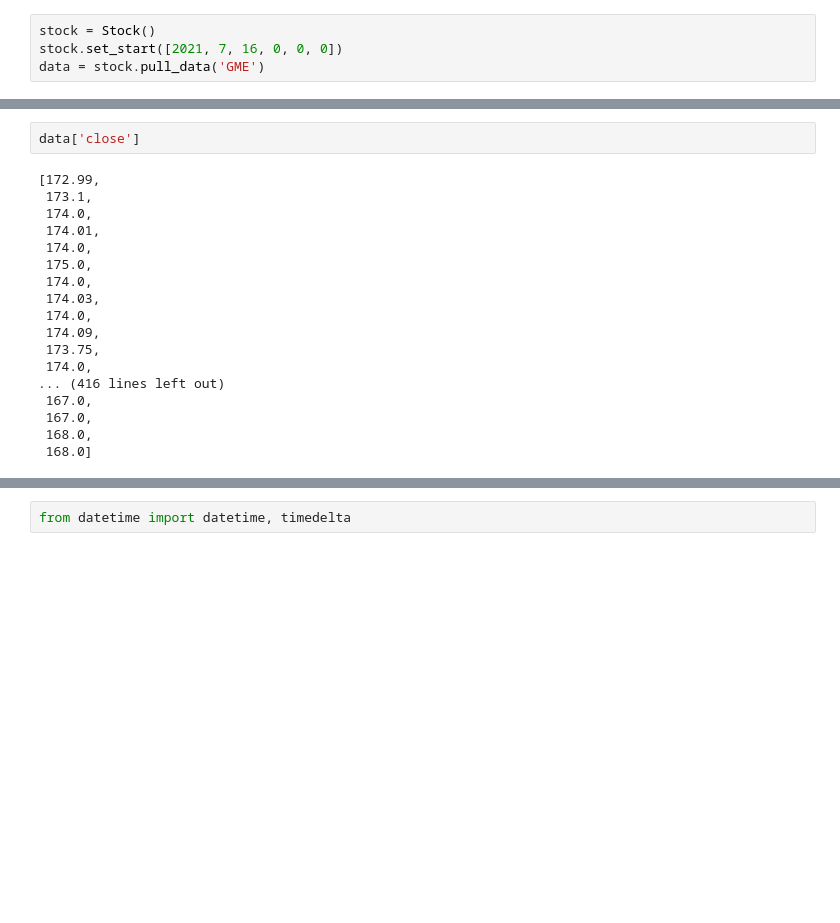
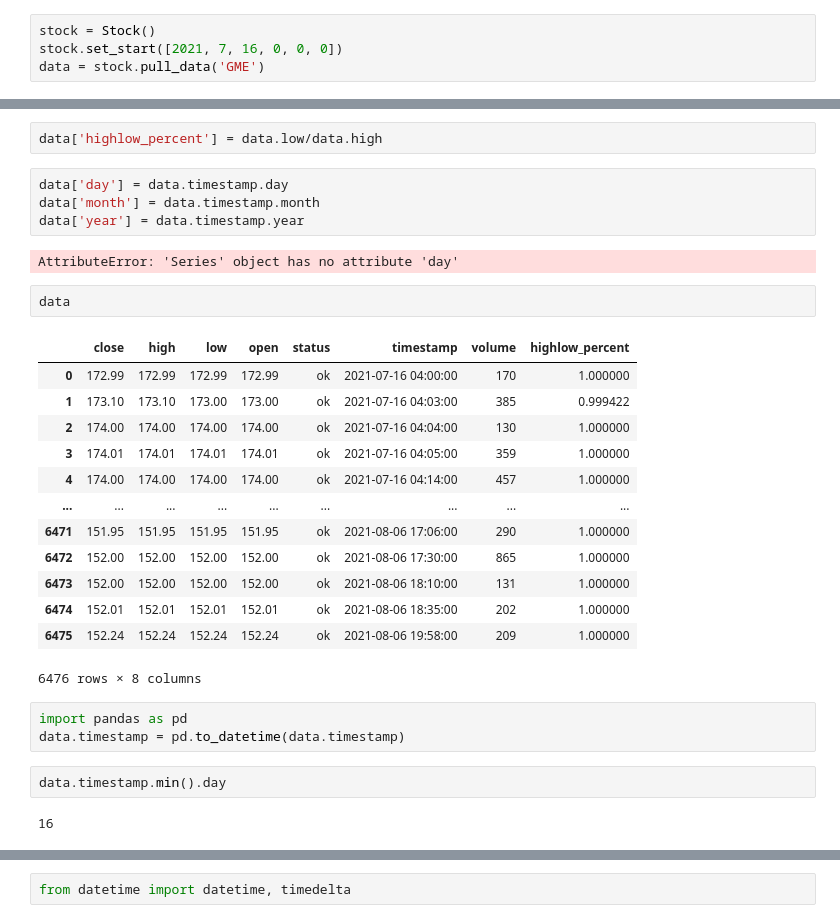
Before and after one commit to ileefmans/stock-sentiment, a Jupyter notebook: notebooks/exploratory_test_notebook.ipynb, the cells around one changed output, grey strips where cells are left out. Saved outputs shown, nothing was run; the diff lists cells and outputs as text; blank space fills up the shorter version.

Commit message:
return dataframe instead of dictionary for stock prices

```diff
--- a/notebooks/exploratory_test_notebook.ipynb
+++ b/notebooks/exploratory_test_notebook.ipynb
@@ -207,20 +216,31 @@ data = stock.pull_data('GME')
+# %%
+data['highlow_percent'] = data.low/data.high
+# %%
+data['day'] = data.timestamp.day
+data['month'] = data.timestamp.month
+data['year'] = data.timestamp.year
+# %% [output]
+AttributeError: 'Series' object has no attribute 'day'
 # %%
-data['close']
+data
 # %% [output]
+|  | close | high | low | open | status | timestamp | volume | highlow_percent |
+| 0 | 172.99 | 172.99 | 172.99 | 172.99 | ok | 2021-07-16 04:00:00 | 170 | 1.000000 |
+| 1 | 173.10 | 173.10 | 173.00 | 173.00 | ok | 2021-07-16 04:03:00 | 385 | 0.999422 |
+| 2 | 174.00 | 174.00 | 174.00 | 174.00 | ok | 2021-07-16 04:04:00 | 130 | 1.000000 |
+| 3 | 174.01 | 174.01 | 174.01 | 174.01 | ok | 2021-07-16 04:05:00 | 359 | 1.000000 |
+| 4 | 174.00 | 174.00 | 174.00 | 174.00 | ok | 2021-07-16 04:14:00 | 457 | 1.000000 |
+| ... | ... | ... | ... | ... | ... | ... | ... | ... |
+| 6471 | 151.95 | 151.95 | 151.95 | 151.95 | ok | 2021-08-06 17:06:00 | 290 | 1.000000 |
+| 6472 | 152.00 | 152.00 | 152.00 | 152.00 | ok | 2021-08-06 17:30:00 | 865 | 1.000000 |
+| 6473 | 152.00 | 152.00 | 152.00 | 152.00 | ok | 2021-08-06 18:10:00 | 131 | 1.000000 |
+| 6474 | 152.01 | 152.01 | 152.01 | 152.01 | ok | 2021-08-06 18:35:00 | 202 | 1.000000 |
+| 6475 | 152.24 | 152.24 | 152.24 | 152.24 | ok | 2021-08-06 19:58:00 | 209 | 1.000000 |
-[172.99,
- 173.1,
- 174.0,
- 174.01,
- 174.0,
- 175.0,
- 174.0,
- 174.03,
- 174.0,
- 174.09,
- 173.75,
- 174.0,
-... (416 lines left out)
- 167.0,
- 167.0,
- 168.0,
- 168.0]
+6476 rows × 8 columns
+# %%
+import pandas as pd
+data.timestamp = pd.to_datetime(data.timestamp)
+# %%
+data.timestamp.min().day
+# %% [output]
+16
```
Also changed, not shown: parts of 3 cells of this notebook, 1 other file.
